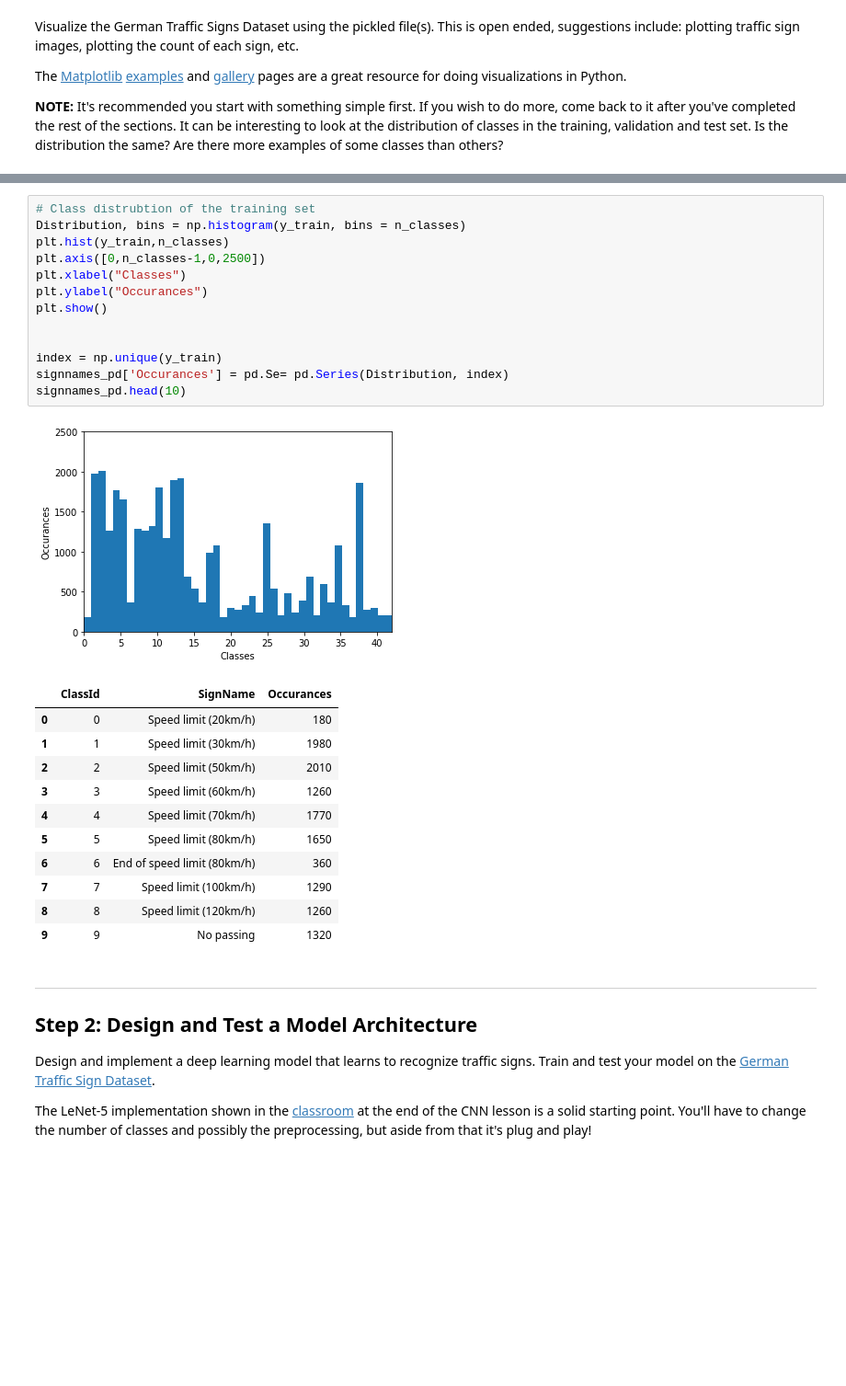
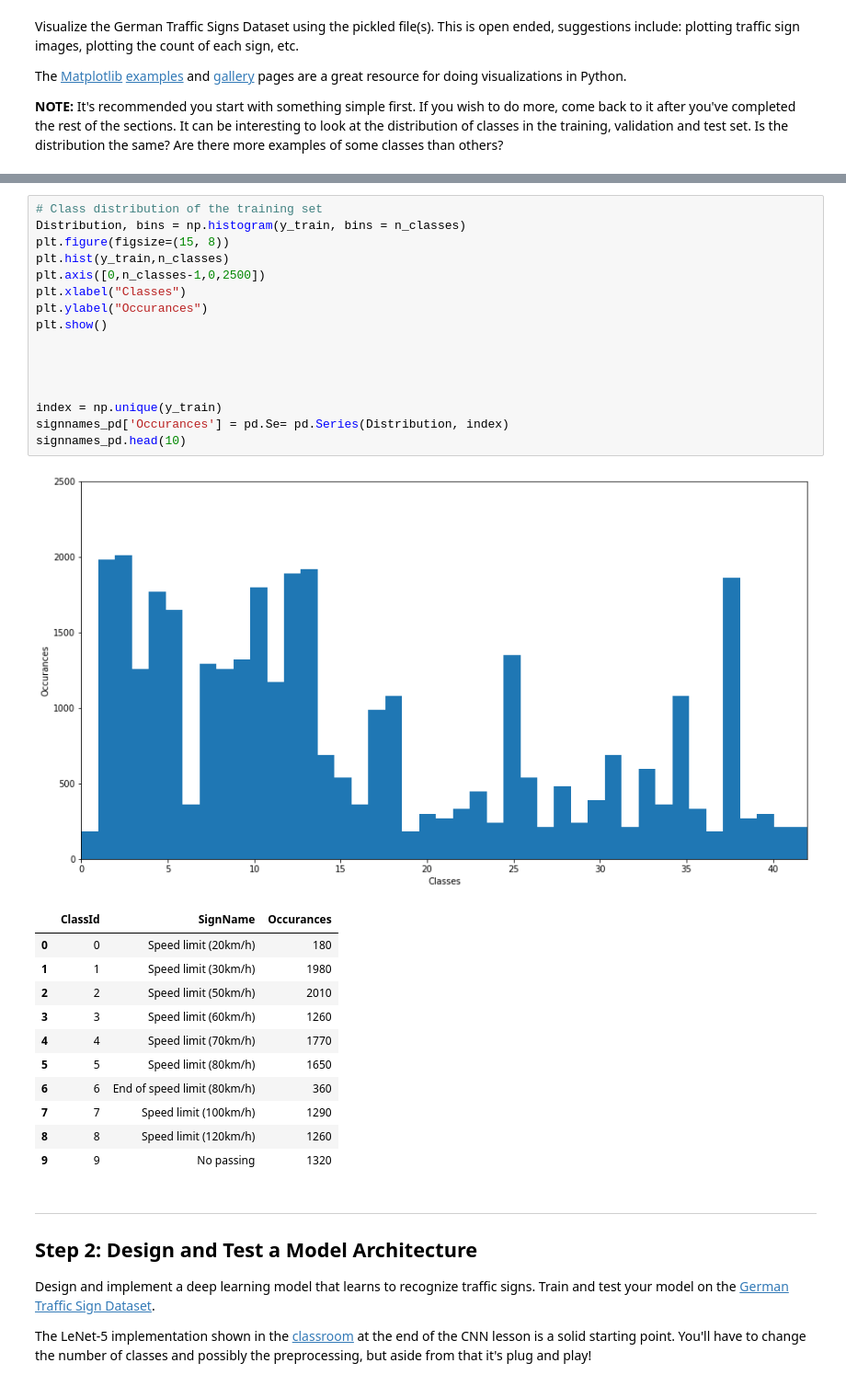
Before and after one commit to afourteia/CarND_Traffic_Sign_Classifier, a Jupyter notebook: Traffic_Sign_Classifier.ipynb, the cells around one changed output, grey strips where cells are left out. Shown at 92% size. Saved outputs shown, nothing was run; the diff lists cells and outputs as text; blank space fills up the shorter version.

```diff
--- a/Traffic_Sign_Classifier.ipynb
+++ b/Traffic_Sign_Classifier.ipynb
@@ -146,18 +146,21 @@ for i in range(25):
 # %%
-# Class distrubtion of the training set
+# Class distribution of the training set
 Distribution, bins = np.histogram(y_train, bins = n_classes)
+plt.figure(figsize=(15, 8))
 plt.hist(y_train,n_classes)
 plt.axis([0,n_classes-1,0,2500])
 plt.xlabel("Classes")
 plt.ylabel("Occurances")
 plt.show()
 
 
+
+
 index = np.unique(y_train)
 signnames_pd['Occurances'] = pd.Se= pd.Series(Distribution, index)
 signnames_pd.head(10)
 # %% [output]
-[figure, old version]
+[figure, new version]
 |  | ClassId | SignName | Occurances |
 | 0 | 0 | Speed limit (20km/h) | 180 |
 | 1 | 1 | Speed limit (30km/h) | 1980 |
```
Also changed, not shown: parts of 20 cells of this notebook, 3 other files.
